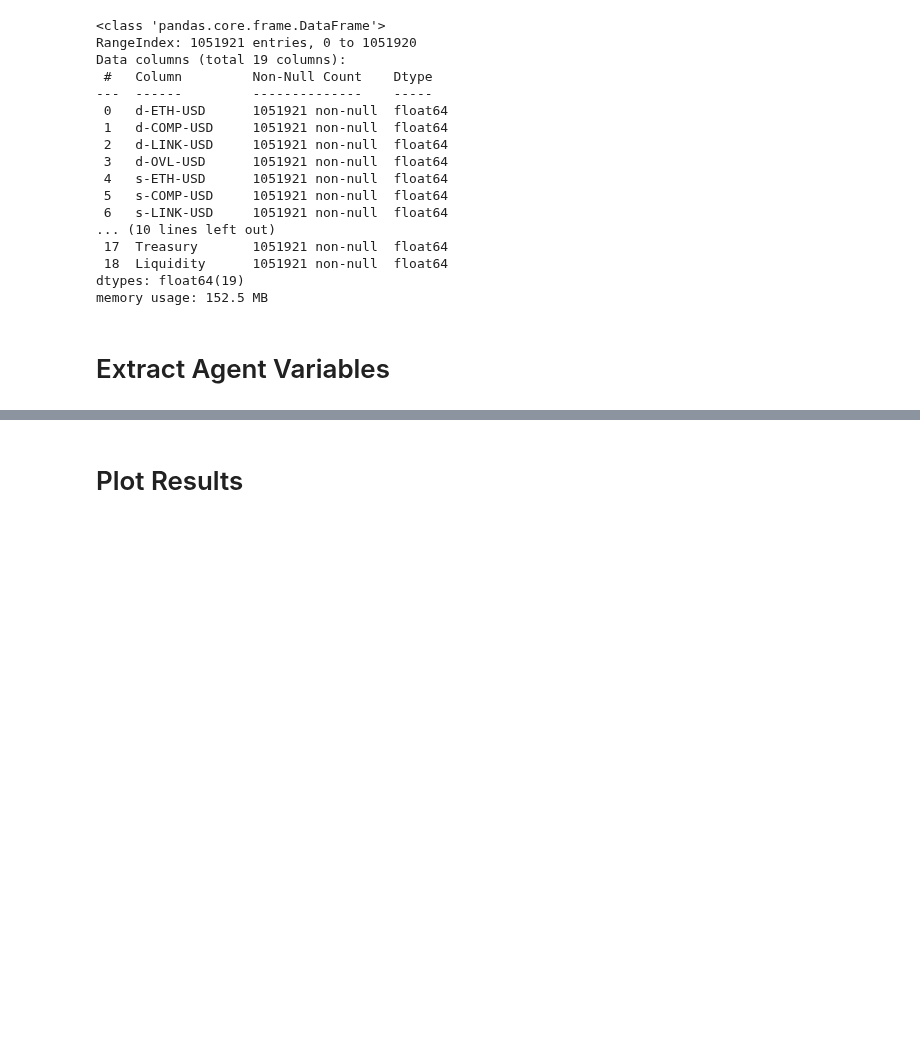
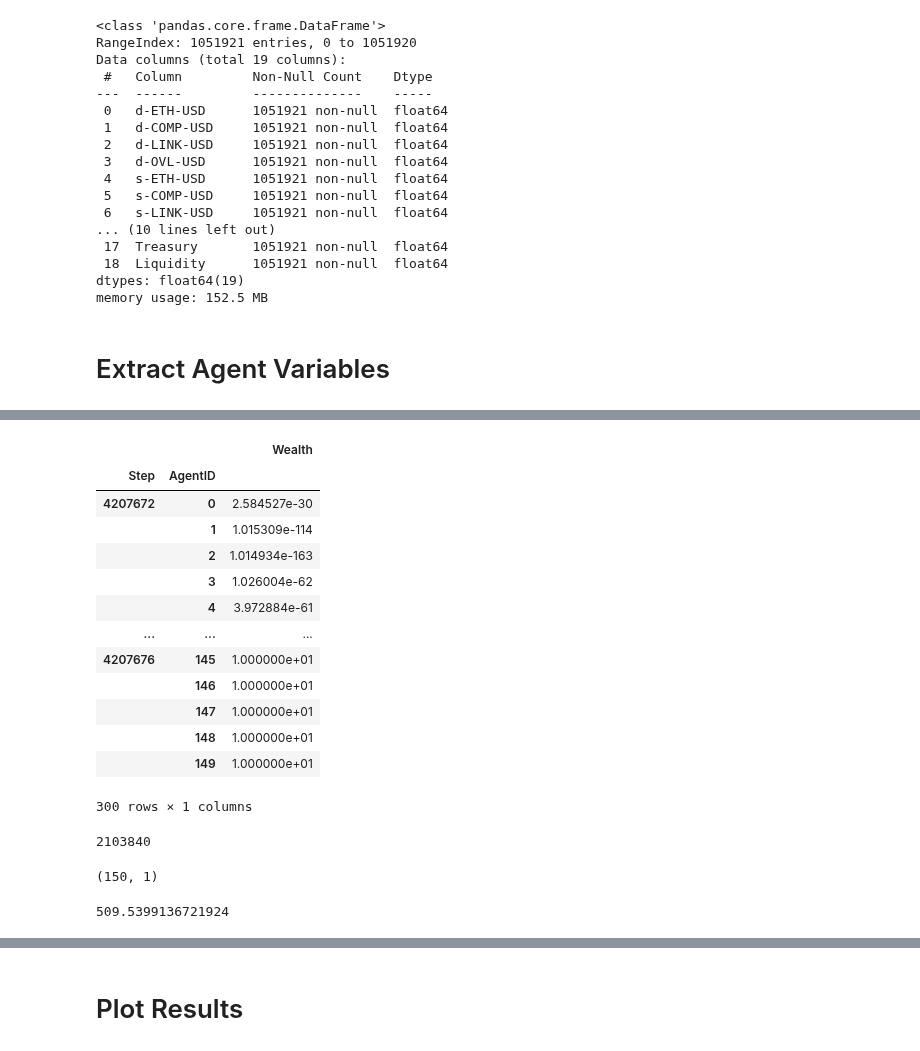
Before and after one commit to overlay-market/overlay-monetary, a Jupyter notebook: notebooks/Agent Based Simulation Long-Run Analysis.ipynb, the cells around one changed output, grey strips where cells are left out. Saved outputs shown, nothing was run; the diff lists cells and outputs as text; code cells hidden in the pictures; blank space fills up the shorter version.

```diff
--- a/notebooks/Agent Based Simulation Long-Run Analysis.ipynb
+++ b/notebooks/Agent Based Simulation Long-Run Analysis.ipynb
@@ -387,3 +390,20 @@ memory usage: 152.5 MB
+# %%
+agent_vars_df.tail(300)
+# %% [output]
+|  |  | Wealth |
+| Step | AgentID |  |
+| 4207672 | 0 | 2.584527e-30 |
+|  | 1 | 1.015309e-114 |
+|  | 2 | 1.014934e-163 |
+|  | 3 | 1.026004e-62 |
+|  | 4 | 3.972884e-61 |
+| ... | ... | ... |
+| 4207676 | 145 | 1.000000e+01 |
+|  | 146 | 1.000000e+01 |
+|  | 147 | 1.000000e+01 |
+|  | 148 | 1.000000e+01 |
+|  | 149 | 1.000000e+01 |
+300 rows × 1 columns
 # %%
 # agent_vars_df.loc[(699999, 1), :]
 # df.loc[('cobra', 'mark i'), 'shield']
@@ -389,0 +415,8 @@ memory usage: 152.5 MB
+# %%
+one_year_index = \
+    convert_time_in_seconds_to_index(
+        time_resolution=time_resolution,
+        time_in_seconds=365.25 * 24 * 60 * 60)
+one_year_index
+# %% [output]
+2103840
@@ -389,0 +425,8 @@ memory usage: 152.5 MB
+# %%
+agent_wealth.shape
+# %% [output]
+(150, 1)
+# %%
+agent_wealth.sum()
+# %% [output]
+509.5399136721924
```
Also changed, not shown: parts of 18 cells of this notebook, 1 other file.
